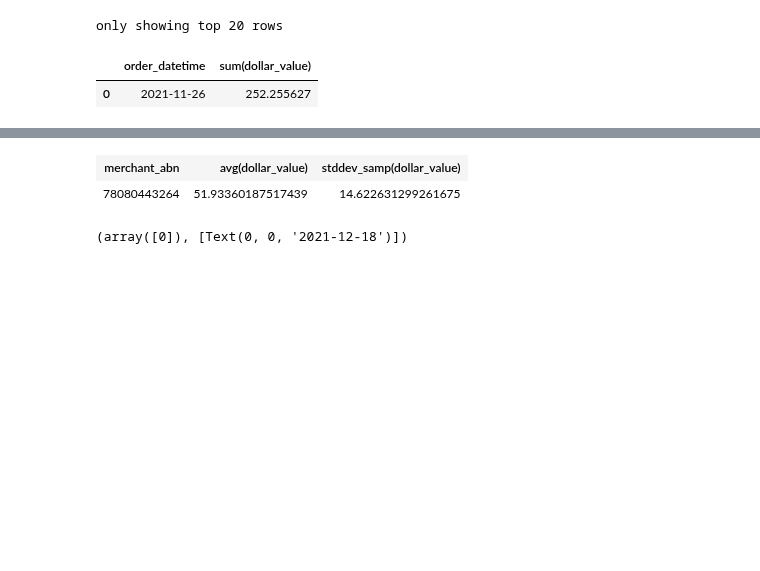
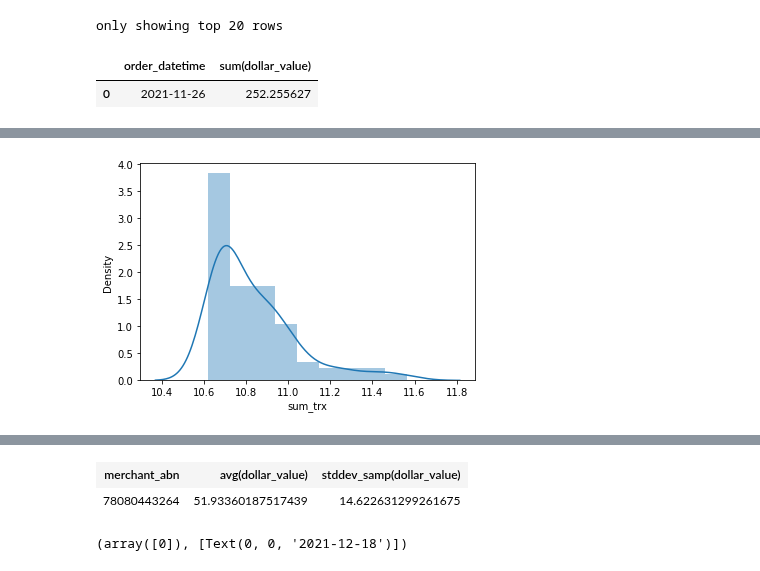
Before and after one commit to MAST30034-Applied-Data-Science/generic-buy-now-pay-later-project-group-11, a Jupyter notebook: notebooks/fraud_analysis.ipynb, the cells around one changed output, grey strips where cells are left out. Cells and saved outputs as stored; diff of their text form; code cells hidden in the pictures; blank space fills up the shorter version.

```diff
--- a/notebooks/fraud_analysis.ipynb
+++ b/notebooks/fraud_analysis.ipynb
@@ -593,0 +582,4 @@ all_trx.groupby(["merchant_abn", "order_datetime"]).sum("dollar_value").where((F
+# %%
+b = sns.distplot(np.log(pd_grouped[pd_grouped["sum_trx"] >= 40000]["sum_trx"]))
+# %% [output]
+[figure, added]
```
Also changed, not shown: parts of 73 cells of this notebook, 1 other file.
